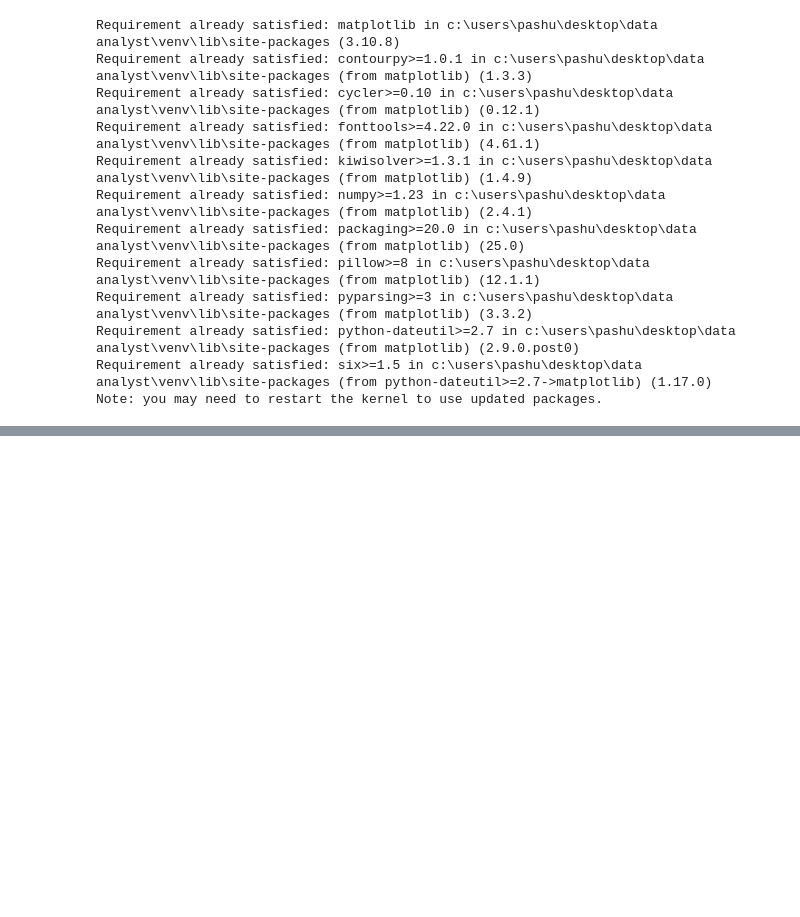
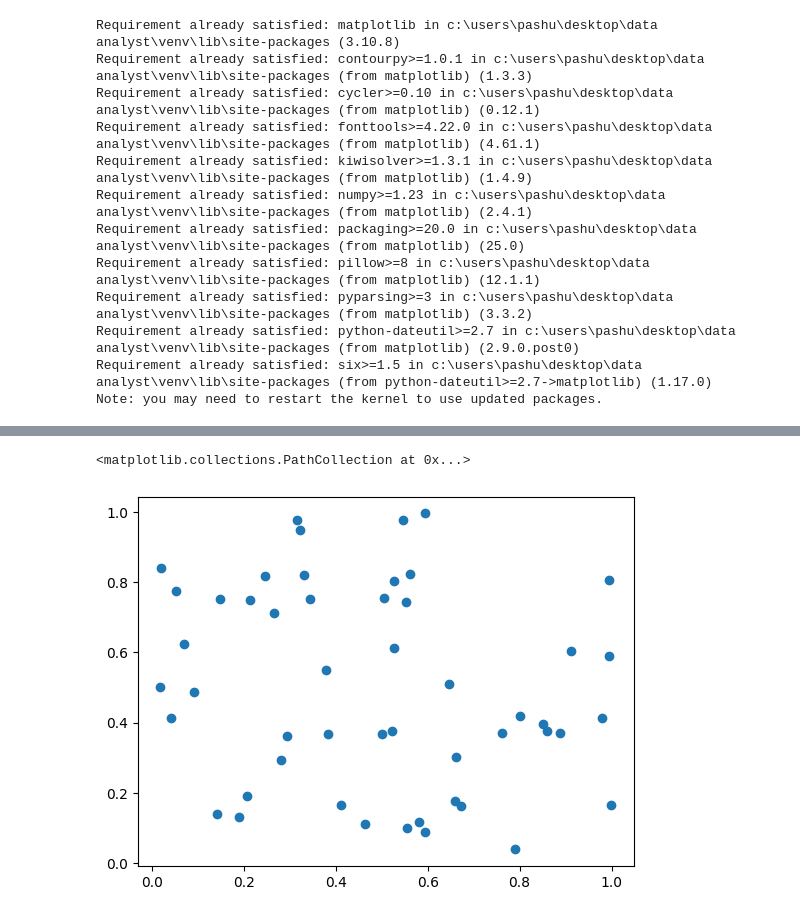
Before and after one commit to pashupatinathvidyarthi/Data-Analytics, a Jupyter notebook: Matplotlib/matplotlib.ipynb, the cells around one changed output, grey strips where cells are left out. Cells and saved outputs as stored; diff of their text form; code cells hidden in the pictures; blank space fills up the shorter version.

Commit message:
Matplotlib File

```diff
--- a/Matplotlib/matplotlib.ipynb
+++ b/Matplotlib/matplotlib.ipynb
@@ -27,0 +30,3 @@ import matplotlib.pyplot as plt
+# %%
+x=np.random.rand(50)
+y=np.random.rand(50)
@@ -27,0 +59,6 @@ import matplotlib.pyplot as plt
+# %%
+#Scatter Plot
+plt.scatter(x,y) #To understand relationship between two variables
+# %% [output]
+<matplotlib.collections.PathCollection at 0x...>
+[figure, added]
```
Also changed, not shown: parts of 7 cells of this notebook.
